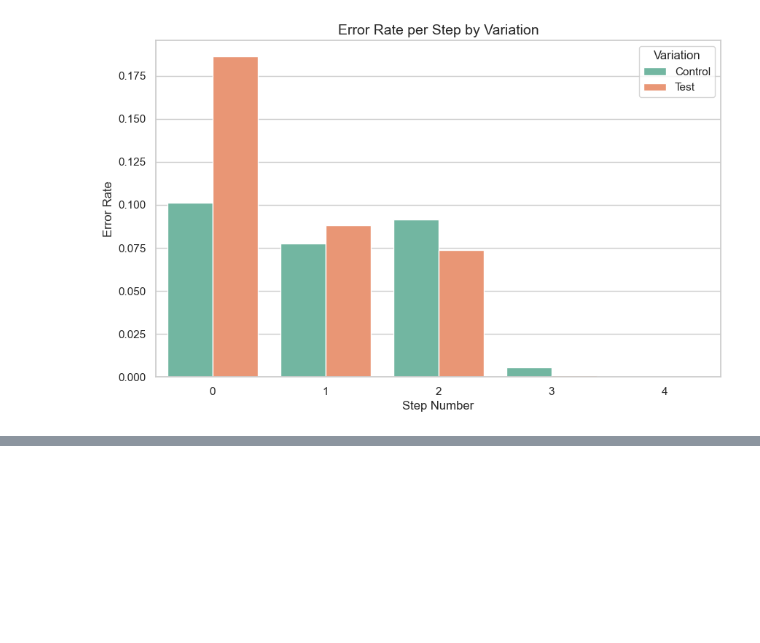
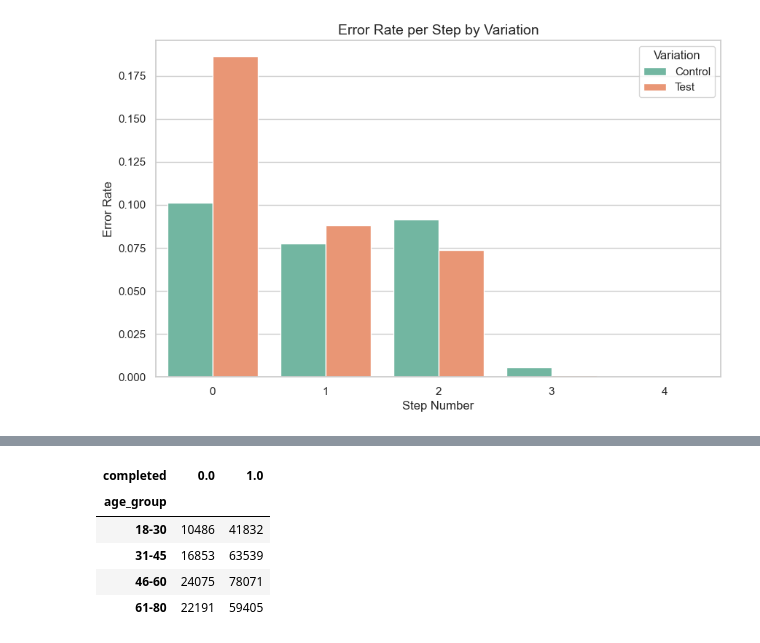
Before and after one commit to lewisdeanclark/vanguard-project, a Jupyter notebook: week5_p_value.ipynb, the cells around one changed output, grey strips where cells are left out. Cells and saved outputs as stored; diff of their text form; code cells hidden in the pictures; blank space fills up the shorter version.

```diff
--- a/week5_p_value.ipynb
+++ b/week5_p_value.ipynb
@@ -766,0 +908,11 @@ Index(['step_num', 'Variation', 'error_flag'], dtype='object')
+# %%
+contingency_table = pd.crosstab(df_combined['age_group'], df_combined['completed'])
+
+contingency_table
+# %% [output]
+| completed | 0.0 | 1.0 |
+| age_group |  |  |
+| 18-30 | 10486 | 41832 |
+| 31-45 | 16853 | 63539 |
+| 46-60 | 24075 | 78071 |
+| 61-80 | 22191 | 59405 |
```
Also changed, not shown: parts of 28 cells of this notebook.
